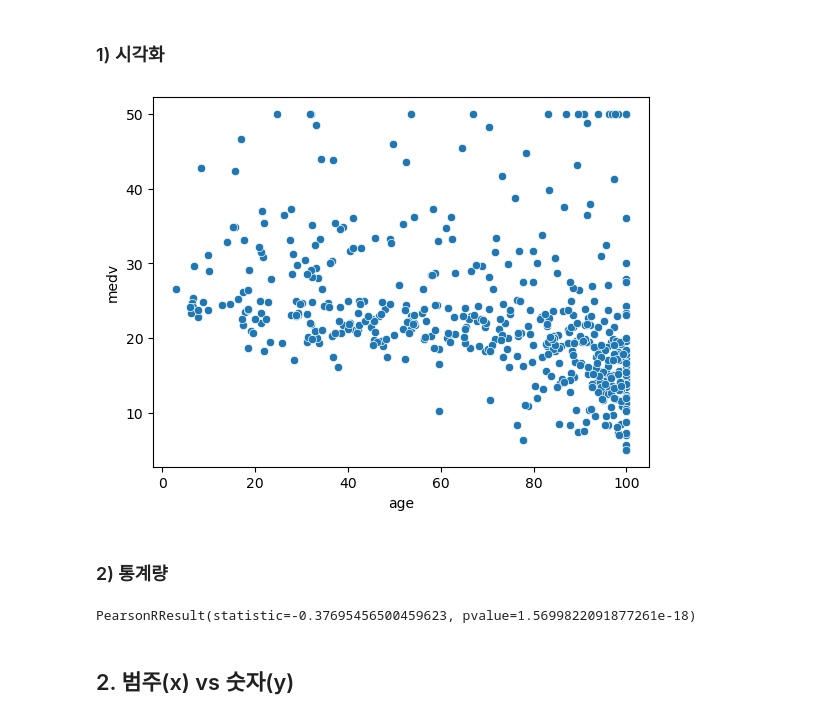
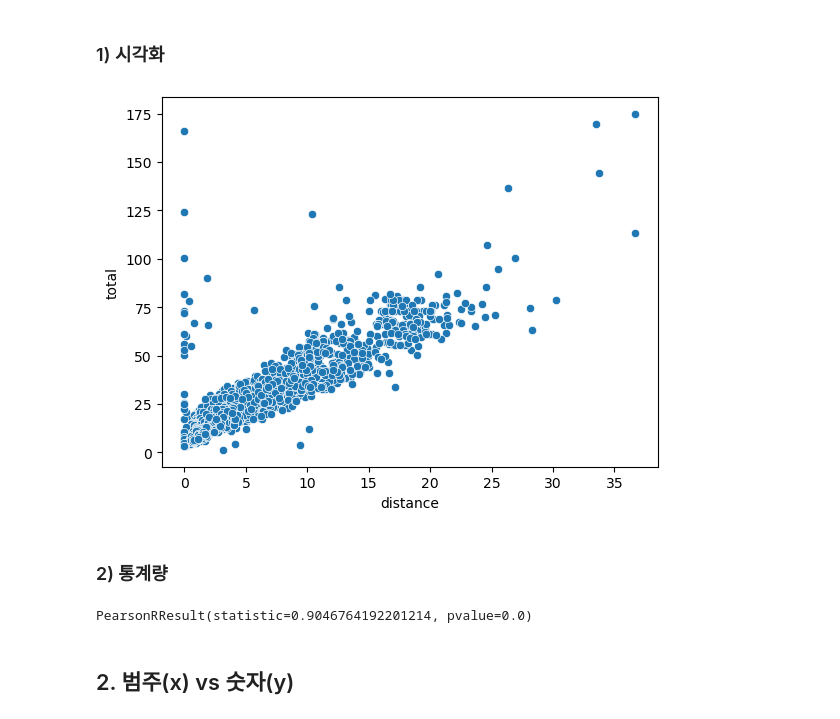
Before and after one commit to Run-aivle/study, a Jupyter notebook: Feb/02.10/SEN/Study.ipynb, the cells around one changed output. Cells and saved outputs as stored; diff of their text form; code cells hidden in the pictures.

```diff
--- a/Feb/02.10/SEN/Study.ipynb
+++ b/Feb/02.10/SEN/Study.ipynb
@@ -9,6 +9,6 @@ import scipy.stats as spst
 
 from statsmodels.graphics.mosaicplot import mosaic
 # %%
-boston = pd.read_csv('https://raw.githubusercontent.com/DA4BAM/dataset/master/boston.csv')
-boston.head()
+taxis = sns.load_dataset('taxis')
+taxis.head()
 # %% [output]
@@ -138,16 +133,16 @@ memory usage: 83.7+ KB
 # %% [markdown]
 ### 1) 시각화
 # %%
-sns.scatterplot(x = 'age', y = 'medv', data = boston)
+sns.scatterplot(x = 'distance', y = 'total', data = taxis)
 plt.show()
 # %% [output]
-[figure, old version]
+[figure, new version]
 # %% [markdown]
 ### 2) 통계량
 # %%
-spst.pearsonr(boston['age'], boston['medv'])
+spst.pearsonr(taxis['distance'], taxis['total'])
 # %% [output]
-PearsonRResult(statistic=-0.37695456500459623, pvalue=1.5699822091877261e-18)
+PearsonRResult(statistic=0.9046764192201214, pvalue=0.0)
 # %% [markdown]
 ## 2. 범주(x) vs 숫자(y)
 # %% [markdown]
```
Also changed, not shown: parts of 20 cells of this notebook.
